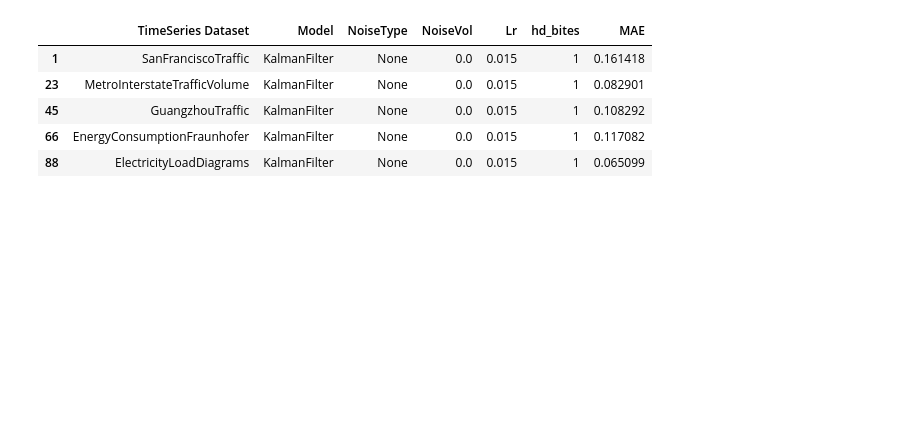
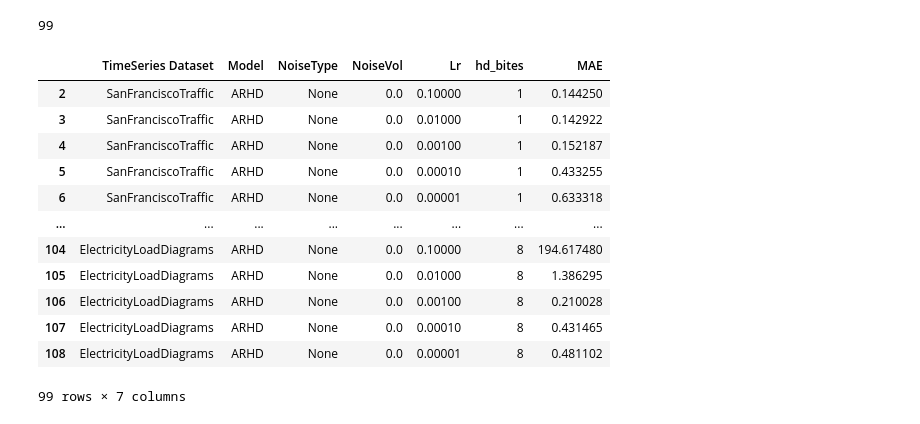
Before and after one commit to DarthIV02/KalmanHD, a Jupyter notebook: plot.ipynb, the cells around one changed output. Drawn from its saved outputs; the diff is of its cells as text; code cells hidden in the pictures; blank space fills up the shorter version.

```diff
--- a/plot.ipynb
+++ b/plot.ipynb
@@ -20,10 +20,19 @@ csv
 # %%
-original = csv[(csv['Model'] == 'KalmanFilter') & (csv['NoiseType'] == 'None')]
+original = csv[(csv['Model'] == 'ARHD') & (csv['NoiseType'] == 'None')]
+print(len(original))
 original
 # %% [output]
+99
 |  | TimeSeries Dataset | Model | NoiseType | NoiseVol | Lr | hd_bites | MAE |
-| 1 | SanFranciscoTraffic | KalmanFilter | None | 0.0 | 0.015 | 1 | 0.161418 |
-| 23 | MetroInterstateTrafficVolume | KalmanFilter | None | 0.0 | 0.015 | 1 | 0.082901 |
-| 45 | GuangzhouTraffic | KalmanFilter | None | 0.0 | 0.015 | 1 | 0.108292 |
-| 66 | EnergyConsumptionFraunhofer | KalmanFilter | None | 0.0 | 0.015 | 1 | 0.117082 |
-| 88 | ElectricityLoadDiagrams | KalmanFilter | None | 0.0 | 0.015 | 1 | 0.065099 |
+| 2 | SanFranciscoTraffic | ARHD | None | 0.0 | 0.10000 | 1 | 0.144250 |
+| 3 | SanFranciscoTraffic | ARHD | None | 0.0 | 0.01000 | 1 | 0.142922 |
+| 4 | SanFranciscoTraffic | ARHD | None | 0.0 | 0.00100 | 1 | 0.152187 |
+| 5 | SanFranciscoTraffic | ARHD | None | 0.0 | 0.00010 | 1 | 0.433255 |
+| 6 | SanFranciscoTraffic | ARHD | None | 0.0 | 0.00001 | 1 | 0.633318 |
+| ... | ... | ... | ... | ... | ... | ... | ... |
+| 104 | ElectricityLoadDiagrams | ARHD | None | 0.0 | 0.10000 | 8 | 194.617480 |
+| 105 | ElectricityLoadDiagrams | ARHD | None | 0.0 | 0.01000 | 8 | 1.386295 |
+| 106 | ElectricityLoadDiagrams | ARHD | None | 0.0 | 0.00100 | 8 | 0.210028 |
+| 107 | ElectricityLoadDiagrams | ARHD | None | 0.0 | 0.00010 | 8 | 0.431465 |
+| 108 | ElectricityLoadDiagrams | ARHD | None | 0.0 | 0.00001 | 8 | 0.481102 |
+99 rows × 7 columns
```
Also changed, not shown: parts of 18 cells of this notebook, 10 other files.
